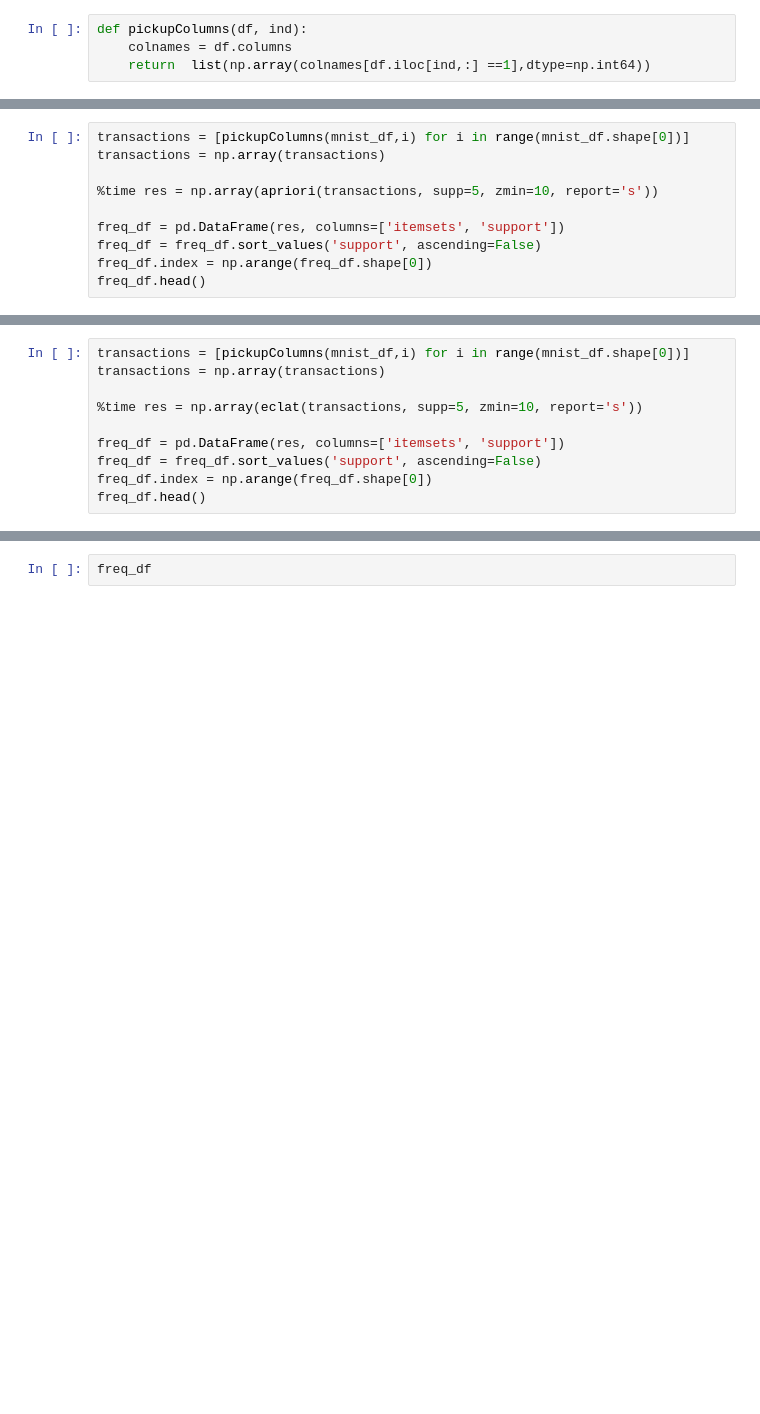
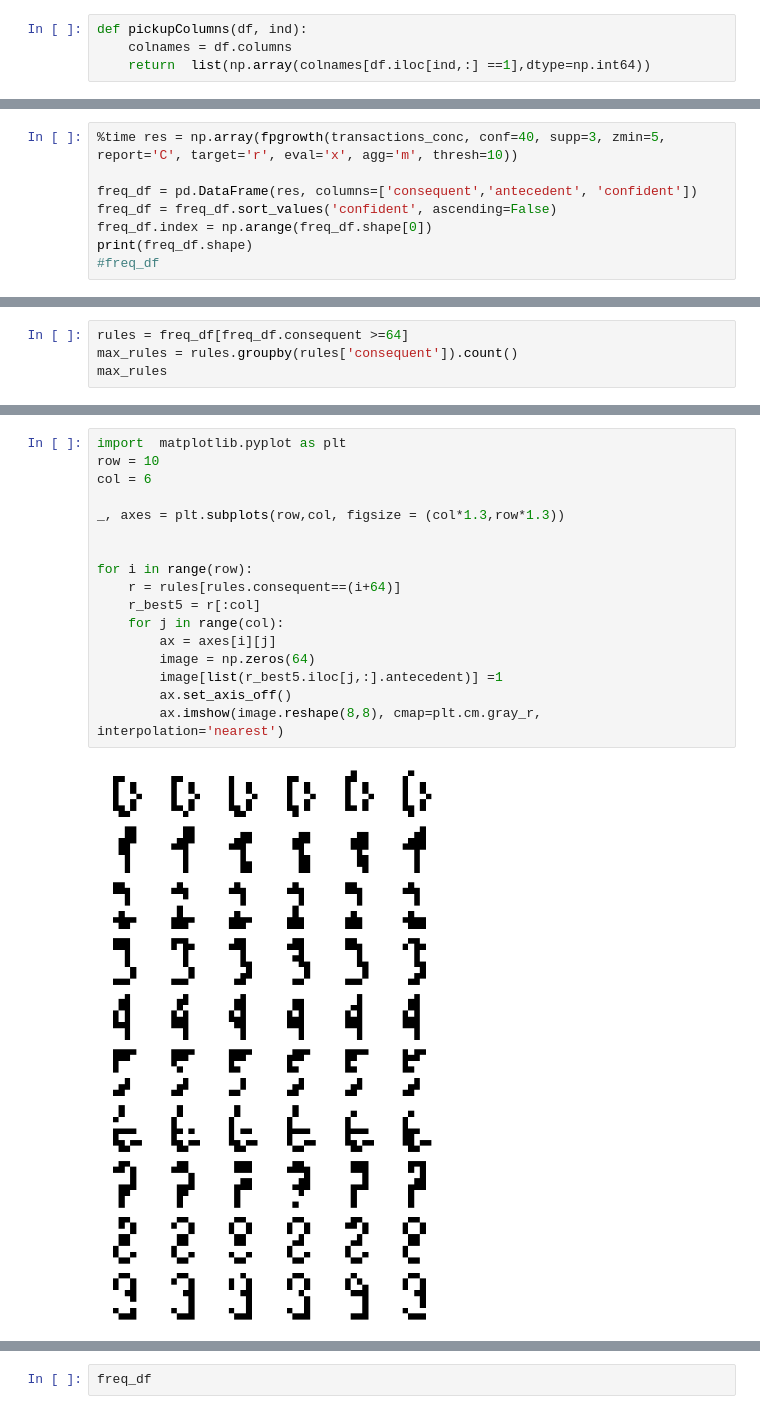
Before and after one commit to triwave33/association_rule_learning, a Jupyter notebook: association_rules_pyfim.ipynb, the cells around one changed output, grey strips where cells are left out. Drawn from its saved outputs; the diff is of its cells as text; blank space fills up the shorter version.

```diff
--- a/association_rules_pyfim.ipynb
+++ b/association_rules_pyfim.ipynb
@@ -96,11 +134,9 @@ Wall time: 1.36 s
 # %%
-transactions = [pickupColumns(mnist_df,i) for i in range(mnist_df.shape[0])]
-transactions = np.array(transactions)
+%time res = np.array(fpgrowth(transactions_conc, conf=40, supp=3, zmin=5, report='C', target='r', eval='x', agg='m', thresh=10))
 
-%time res = np.array(apriori(transactions, supp=5, zmin=10, report='s'))
-
-freq_df = pd.DataFrame(res, columns=['itemsets', 'support'])
-freq_df = freq_df.sort_values('support', ascending=False)
+freq_df = pd.DataFrame(res, columns=['consequent','antecedent', 'confident'])
+freq_df = freq_df.sort_values('confident', ascending=False)
 freq_df.index = np.arange(freq_df.shape[0])
-freq_df.head()
+print(freq_df.shape)
+#freq_df
 # %% [output]
@@ -115,10 +145,0 @@ Wall time: 7.28 s
-# %%
-transactions = [pickupColumns(mnist_df,i) for i in range(mnist_df.shape[0])]
-transactions = np.array(transactions)
-
-%time res = np.array(eclat(transactions, supp=5, zmin=10, report='s'))
-
-freq_df = pd.DataFrame(res, columns=['itemsets', 'support'])
-freq_df = freq_df.sort_values('support', ascending=False)
-freq_df.index = np.arange(freq_df.shape[0])
-freq_df.head()
@@ -133,0 +146,4 @@ Wall time: 1.72 s
+# %%
+rules = freq_df[freq_df.consequent >=64]
+max_rules = rules.groupby(rules['consequent']).count()
+max_rules
@@ -133,0 +163,19 @@ Wall time: 1.72 s
+# %%
+import  matplotlib.pyplot as plt
+row = 10
+col = 6
+
+_, axes = plt.subplots(row,col, figsize = (col*1.3,row*1.3))
+
+
+for i in range(row):
+    r = rules[rules.consequent==(i+64)]
+    r_best5 = r[:col]
+    for j in range(col):
+        ax = axes[i][j]
+        image = np.zeros(64)
+        image[list(r_best5.iloc[j,:].antecedent)] =1
+        ax.set_axis_off()
+        ax.imshow(image.reshape(8,8), cmap=plt.cm.gray_r, interpolation='nearest')
+# %% [output]
+[figure, added]
```
Also changed, not shown: parts of 20 cells of this notebook, 1 other file.
